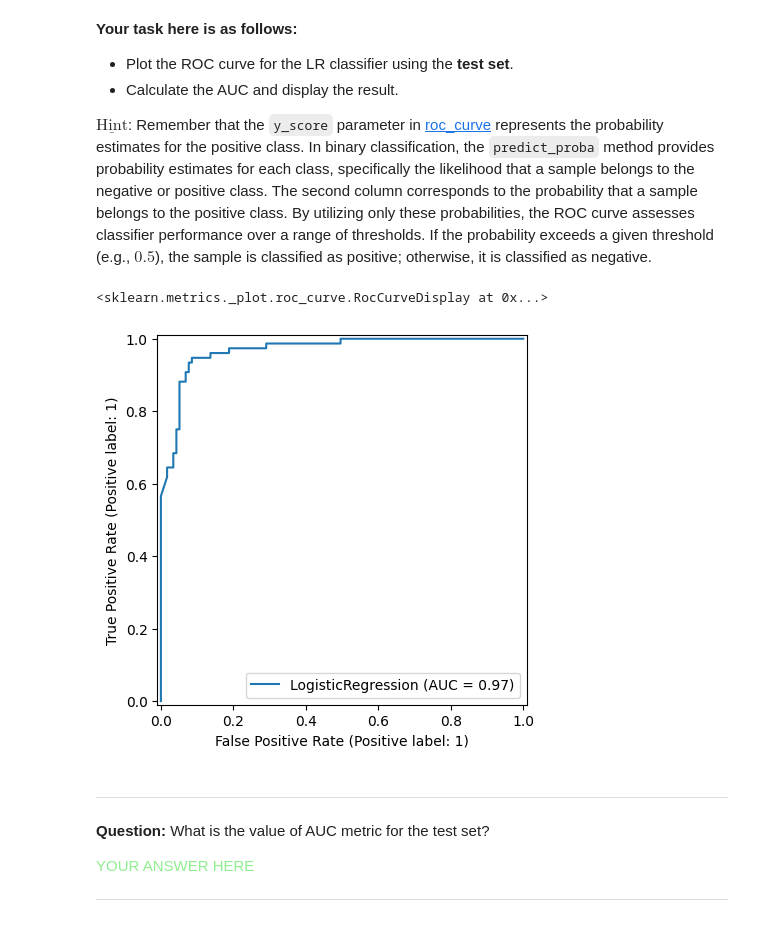
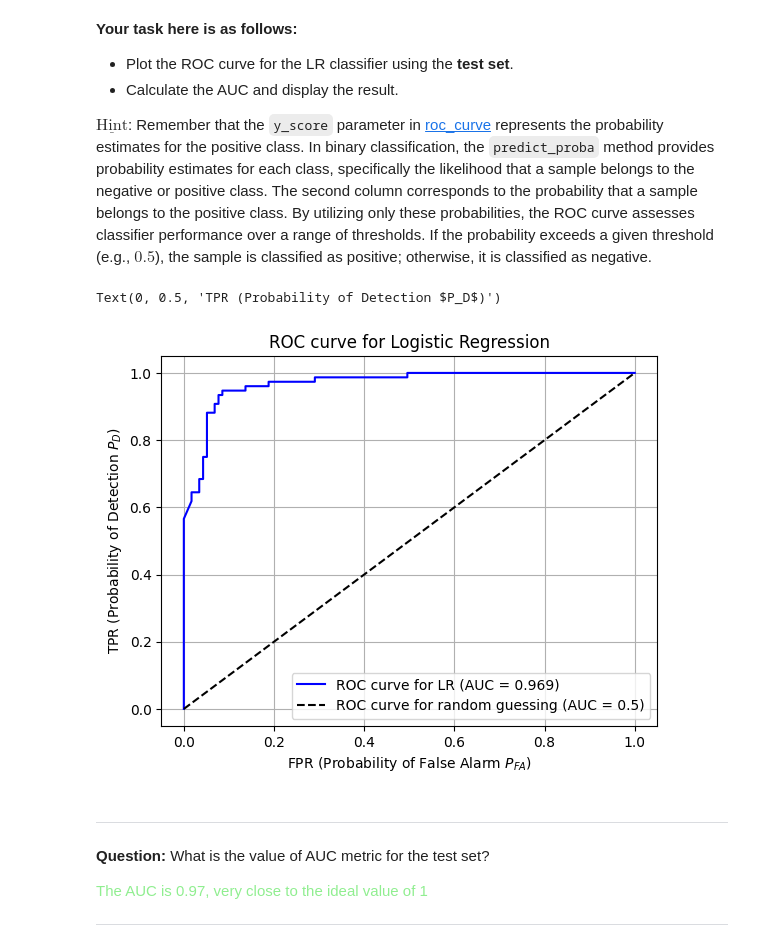
Before and after one commit to alonso-herreros/uni-mtde-lab2, a Jupyter notebook: Lab_classification.ipynb, the cells around one changed output. Cells and saved outputs as stored; diff of their text form; code cells hidden in the pictures.

```diff
--- a/Lab_classification.ipynb
+++ b/Lab_classification.ipynb
@@ -1142,26 +1160,45 @@ $$
 
 
   $\underline{\text{Hint}}$: Remember that the `y_score` parameter in [roc_curve](https://scikit-learn.org/stable/modules/generated/sklearn.metrics.roc_curve.html#sklearn.metrics.roc_curve) represents the probability estimates for the positive class. In binary classification, the `predict_proba` method provides probability estimates for each class, specifically the likelihood that a sample belongs to the negative or positive class. The second column corresponds to the probability that a sample belongs to the positive class. By utilizing only these probabilities, the ROC curve assesses classifier performance over a range of thresholds. If the probability exceeds a given threshold (e.g., $0.5$), the sample is classified as positive; otherwise, it is classified as negative.
-# %%
-# NOTE: STUDENT CODE HERE
-from sklearn.metrics import roc_curve, auc
-from sklearn.metrics import RocCurveDisplay as RCD
-
-# y_test_binary_scores = lr.predict_proba(X_test_binary_s)[:,1]
-
-# roc_curve_lr = roc_curve(y_test_binary, y_test_binary_scores)
-# roc_curve_lr_auc = auc(roc_curve_lr[0], roc_curve_lr[1])
-
-RCD.from_estimator(lr, X_test_binary_s, y_test_binary)
-# %% [output]
-<sklearn.metrics._plot.roc_curve.RocCurveDisplay at 0x...>
-[figure, removed]
+# %%
+# NOTE: STUDENT CODE HERE
+from sklearn.metrics import roc_curve, auc
+from sklearn.metrics import RocCurveDisplay as RCDisplay
+
+# Manual procedure:
+
+# 1. Get the probability estimates for the positive class
+y_test_bin_pos_estimates = lr.predict_proba(X_test_binary_s)[:,1]
+
+# 2. Compute the ROC curve values
+fpr, tpr, thresholds = roc_curve(y_test_binary, y_test_bin_pos_estimates)
+
+# 3. Compute the AUC
+roc_curve_lr_auc = auc(fpr, tpr)
+
+# 4. Plot the ROC curve and display the AUC
+plt.plot(fpr, tpr, 'b-', label=f'ROC curve for LR (AUC = {roc_curve_lr_auc:.3f})')
+plt.plot([0, 1], [0, 1], 'k--', label='ROC curve for random guessing (AUC = 0.5)')
+plt.grid(True)
+plt.legend()
+
+plt.title('ROC curve for Logistic Regression')
+plt.xlabel('FPR (Probability of False Alarm $P_{FA}$)')
+plt.ylabel('TPR (Probability of Detection $P_D$)')
+
+# Using the RCDisplay class:
+# rcd = RCDisplay.from_estimator(lr, X_test_binary_s, y_test_binary,
+#                                pos_label=1)
+# rcd.ax_.plot([0, 1], [0, 1], 'k--')
+# %% [output]
+Text(0, 0.5, 'TPR (Probability of Detection $P_D$)')
+[figure, added]
 # %% [markdown]
 
 ---
 **Question:** What is the value of AUC metric for the test set?
 
 
-<font color = 'lightgreen'> YOUR ANSWER HERE </font>
+<font color = 'lightgreen'>The AUC is 0.97, very close to the ideal value of 1</font>
 
 ---
```
Also changed, not shown: parts of 12 cells of this notebook.
